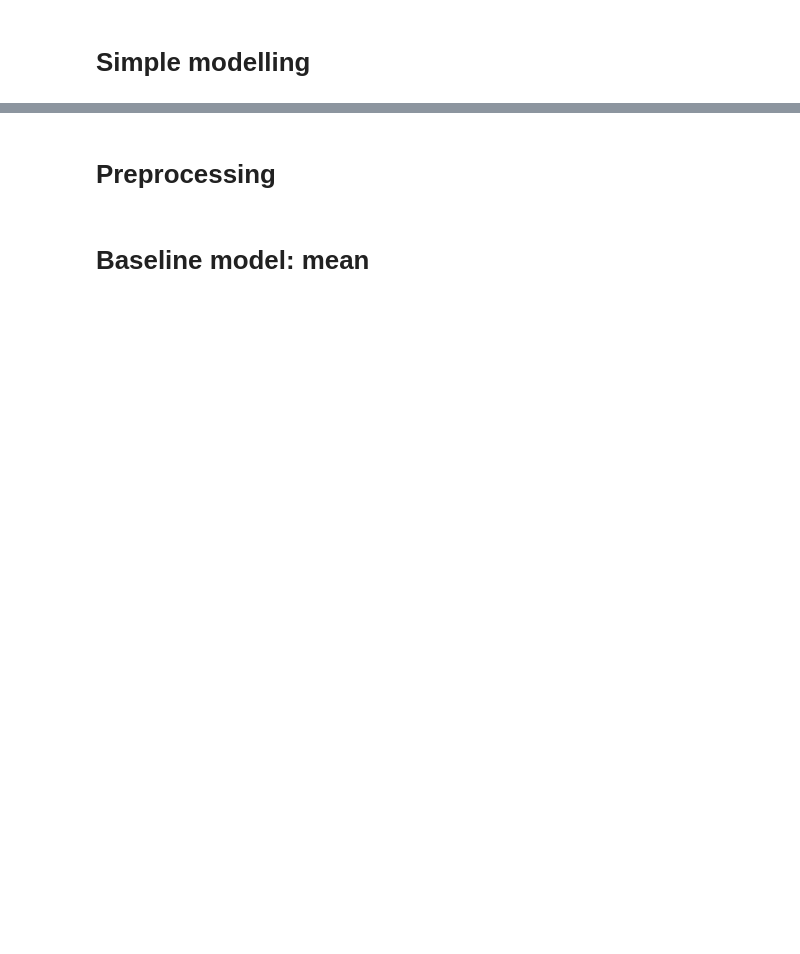
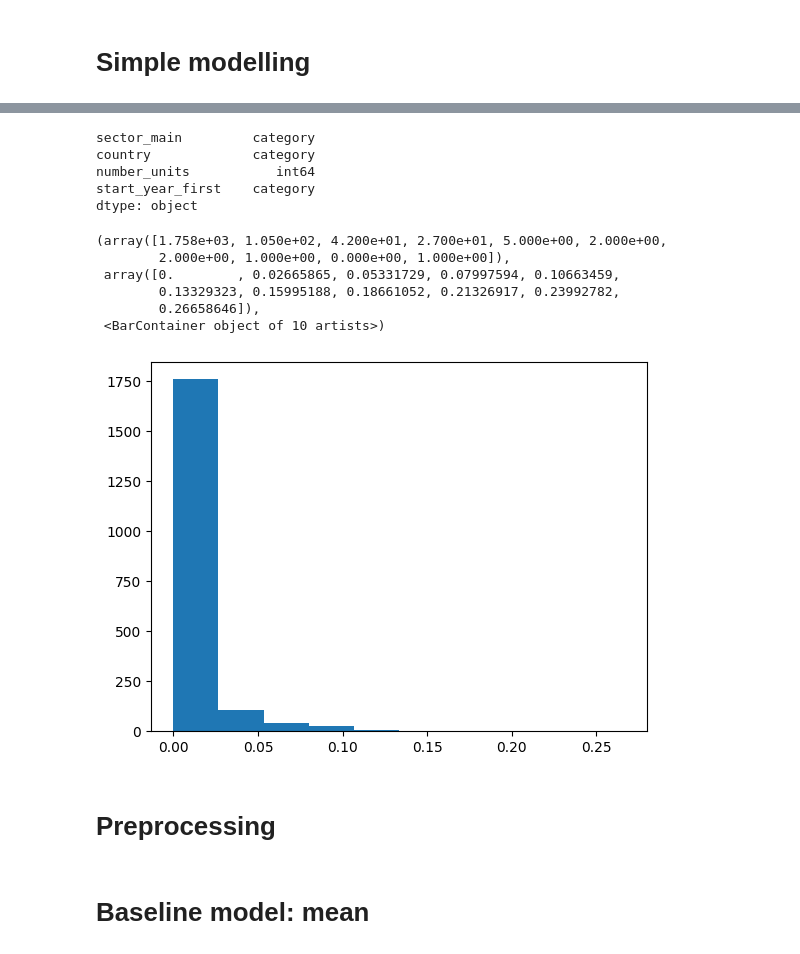
Before and after one commit to wuntunsun/eudr-exposure, a Jupyter notebook: asset-sample-MK.ipynb, the cells around one changed output, grey strips where cells are left out. Drawn from its saved outputs; the diff is of its cells as text; code cells hidden in the pictures; blank space fills up the shorter version.

```diff
--- a/asset-sample-MK.ipynb
+++ b/asset-sample-MK.ipynb
@@ -36,3 +39,20 @@ df
+# %%
+areas_list = ['', '_1950', '_2910', '_4830', '_7710']
+
+############ PICK AREA SIZE HERE ##############
+area = areas_list[4]
+###############################################
+
+file_to_load = 'data/regression_sample' + area + '.csv'
+index = areas_list.index(area)
+# %%
+df = pd.read_csv(file_to_load, sep = "\t")
+
+# Define a dictionary with the features to convert to 'category'
+to_category = {'sector_main': 'category', 'country': 'category', 'start_year_first': 'category'}
+
+# Convert the features to 'category' dtype
+df = df.astype(to_category)
 # %%
 sector_means = df[df.defo_total > 0].groupby('sector_main').around_3.describe().reset_index()[['sector_main', 'mean', 'count']]
 
@@ -87,8 +132,15 @@ df_pred.describe()
 # %%
-X_cols = ['sector_main', 'country', 'number_units', 'start_year_first', 'treecover2000'] #, 'defo_total']
+X_cols = ['sector_main', 'country', 'number_units', 'start_year_first'] #, 'defo_total']
 X = df_pred[X_cols]
 X_strat = df_pred[['country']]
-y = df_pred[y_var]
+y = df_pred[y_var].apply(lambda x: np.log(x + 1))
 
 
 X_train, X_test, y_train, y_test = train_test_split(X, y, test_size=0.3, random_state=42, stratify = X_strat)
+X_train.dtypes
+# %% [output]
+sector_main         category
+country             category
+number_units           int64
+start_year_first    category
+dtype: object
@@ -97,3 +147,14 @@ len(X_train)
+# %%
+sample_size[index] = len(X_train)
+plt.hist(y_train)
+# %% [output]
+(array([1.758e+03, 1.050e+02, 4.200e+01, 2.700e+01, 5.000e+00, 2.000e+00,
+        2.000e+00, 1.000e+00, 0.000e+00, 1.000e+00]),
+ array([0.        , 0.02665865, 0.05331729, 0.07997594, 0.10663459,
+        0.13329323, 0.15995188, 0.18661052, 0.21326917, 0.23992782,
+        0.26658646]),
+ <BarContainer object of 10 artists>)
+[figure, added]
 # %% [markdown]
 # Preprocessing
 # %%
```
Also changed, not shown: parts of 14 cells of this notebook, 2 other files.
